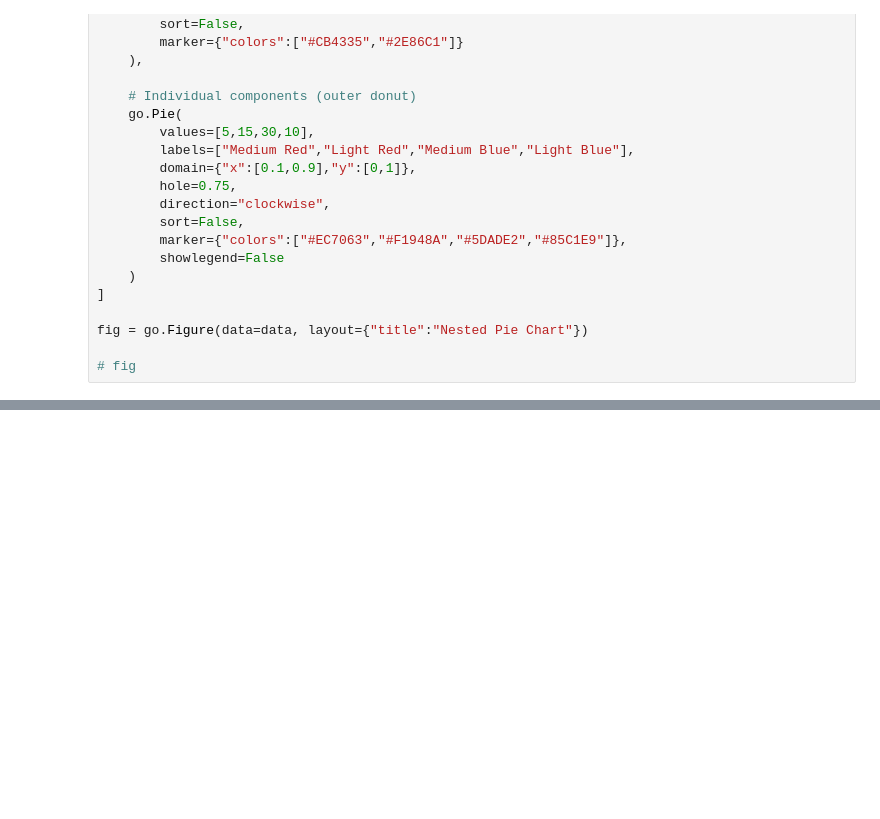
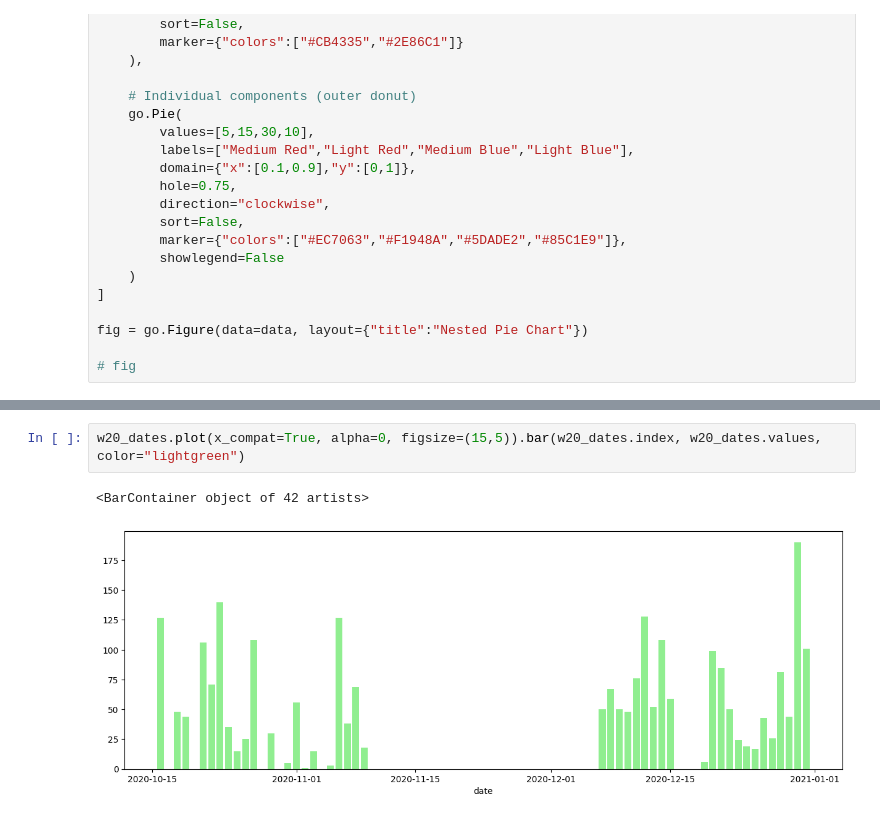
Before and after one commit to pmhalvor/website, a Jupyter notebook: radio/plot-times-mac.ipynb, the cells around one changed output, grey strips where cells are left out. Cells and saved outputs as stored; diff of their text form; blank space fills up the shorter version.

```diff
--- a/radio/plot-times-mac.ipynb
+++ b/radio/plot-times-mac.ipynb
@@ -321,0 +421,5 @@ df.groupby(["date", "hour"]).head()
+# %%
+w20_dates.plot(x_compat=True, alpha=0, figsize=(15,5)).bar(w20_dates.index, w20_dates.values, color="lightgreen")
+# %% [output]
+<BarContainer object of 42 artists>
+[figure, added]
```
Also changed, not shown: parts of 38 cells of this notebook.
